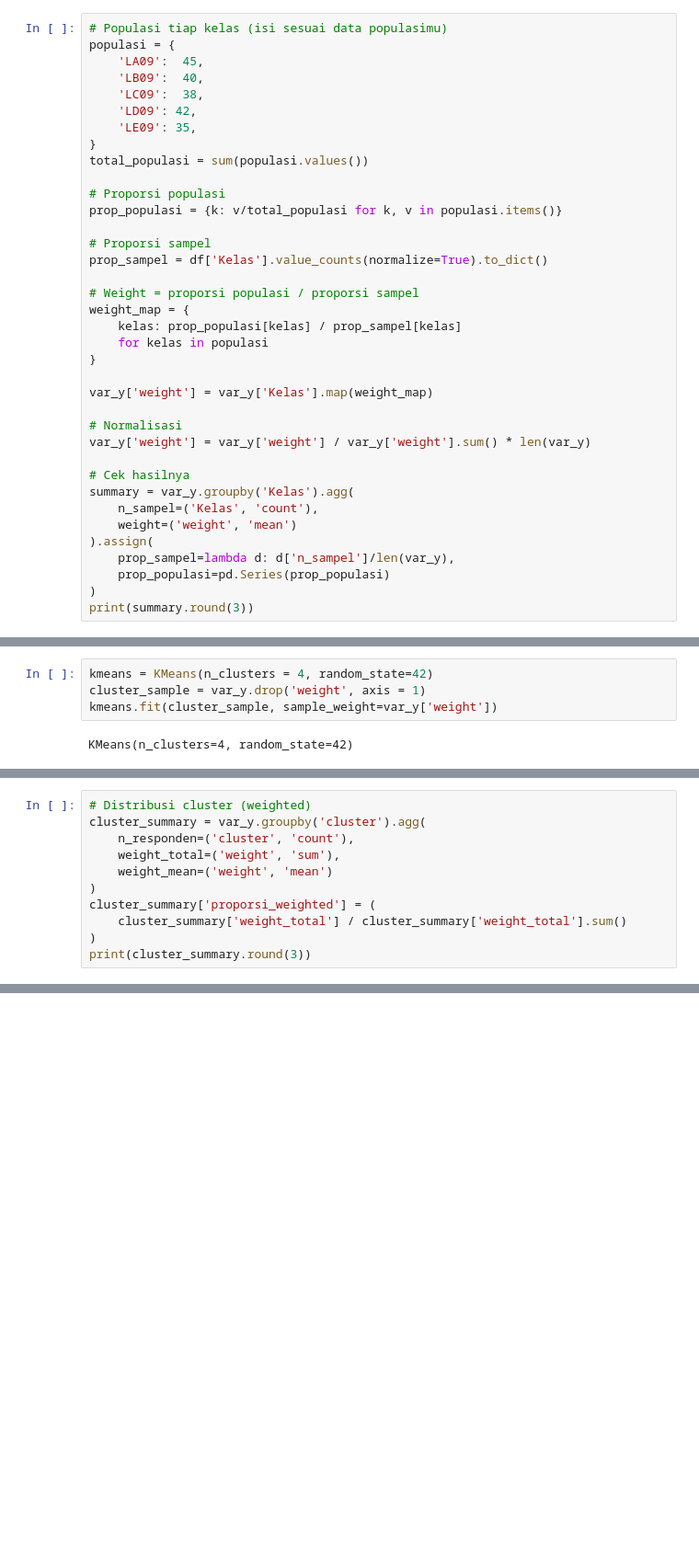
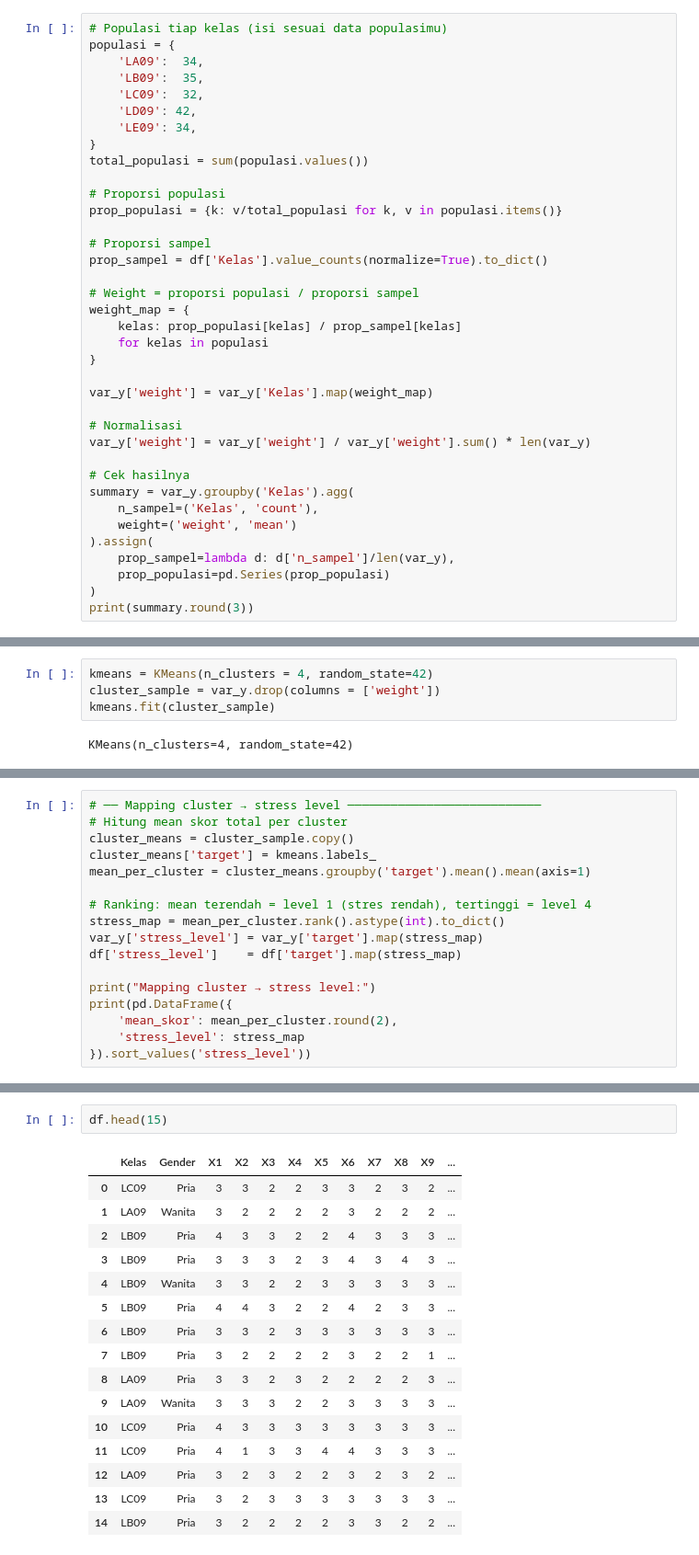
Before and after one commit to williamuntung/Pengaruh-Efikasi-Diri-Terhadap-Tingkat-Stress-Periode-UTS-Data-Science-B28, a Jupyter notebook: modeling.ipynb, the cells around one changed output, grey strips where cells are left out. Shown at 92% size. Drawn from its saved outputs; the diff is of its cells as text; blank space fills up the shorter version.

```diff
--- a/modeling.ipynb
+++ b/modeling.ipynb
@@ -156,11 +157,11 @@ Populasi tiap Kelas (strata):
 # %%
 # Populasi tiap kelas (isi sesuai data populasimu)
 populasi = {
-    'LA09':  45,
-    'LB09':  40,
-    'LC09':  38,
+    'LA09':  34,
+    'LB09':  35,
+    'LC09':  32,
     'LD09': 42,
-    'LE09': 35,
+    'LE09': 34,
 }
 total_populasi = sum(populasi.values())
 
@@ -216,8 +217,8 @@ var_y.head()
 ## Clustering
 # %%
 kmeans = KMeans(n_clusters = 4, random_state=42)
-cluster_sample = var_y.drop('weight', axis = 1)
-kmeans.fit(cluster_sample, sample_weight=var_y['weight'])
+cluster_sample = var_y.drop(columns = ['weight'])
+kmeans.fit(cluster_sample)
 # %% [output]
 KMeans(n_clusters=4, random_state=42)
 # %%
@@ -225,13 +226,19 @@ var_y['cluster'] = kmeans.labels_
 df['target'] = kmeans.labels_
 # %%
-# Distribusi cluster (weighted)
-cluster_summary = var_y.groupby('cluster').agg(
-    n_responden=('cluster', 'count'),
-    weight_total=('weight', 'sum'),
-    weight_mean=('weight', 'mean')
-)
-cluster_summary['proporsi_weighted'] = (
-    cluster_summary['weight_total'] / cluster_summary['weight_total'].sum()
-)
-print(cluster_summary.round(3))
+# ── Mapping cluster → stress level ───────────────────────────
+# Hitung mean skor total per cluster
+cluster_means = cluster_sample.copy()
+cluster_means['target'] = kmeans.labels_
+mean_per_cluster = cluster_means.groupby('target').mean().mean(axis=1)
+
+# Ranking: mean terendah = level 1 (stres rendah), tertinggi = level 4
+stress_map = mean_per_cluster.rank().astype(int).to_dict()
+var_y['stress_level'] = var_y['target'].map(stress_map)
+df['stress_level']    = df['target'].map(stress_map)
+
+print("Mapping cluster → stress level:")
+print(pd.DataFrame({
+    'mean_skor': mean_per_cluster.round(2),
+    'stress_level': stress_map
+}).sort_values('stress_level'))
 # %% [output]
@@ -252,0 +275,19 @@ df.head()
+# %%
+df.head(15)
+# %% [output]
+|  | Kelas | Gender | X1 | X2 | X3 | X4 | X5 | X6 | X7 | X8 | X9 | ... |
+| 0 | LC09 | Pria | 3 | 3 | 2 | 2 | 3 | 3 | 2 | 3 | 2 | ... |
+| 1 | LA09 | Wanita | 3 | 2 | 2 | 2 | 2 | 3 | 2 | 2 | 2 | ... |
+| 2 | LB09 | Pria | 4 | 3 | 3 | 2 | 2 | 4 | 3 | 3 | 3 | ... |
+| 3 | LB09 | Pria | 3 | 3 | 3 | 2 | 3 | 4 | 3 | 4 | 3 | ... |
+| 4 | LB09 | Wanita | 3 | 3 | 2 | 2 | 3 | 3 | 3 | 3 | 3 | ... |
+| 5 | LB09 | Pria | 4 | 4 | 3 | 2 | 2 | 4 | 2 | 3 | 3 | ... |
+| 6 | LB09 | Pria | 3 | 3 | 2 | 3 | 3 | 3 | 3 | 3 | 3 | ... |
+| 7 | LB09 | Pria | 3 | 2 | 2 | 2 | 2 | 3 | 2 | 2 | 1 | ... |
+| 8 | LA09 | Pria | 3 | 3 | 2 | 3 | 2 | 2 | 2 | 2 | 3 | ... |
+| 9 | LA09 | Wanita | 3 | 3 | 3 | 2 | 2 | 3 | 3 | 3 | 3 | ... |
+| 10 | LC09 | Pria | 4 | 3 | 3 | 3 | 3 | 3 | 3 | 3 | 3 | ... |
+| 11 | LC09 | Pria | 4 | 1 | 3 | 3 | 4 | 4 | 3 | 3 | 3 | ... |
+| 12 | LA09 | Pria | 3 | 2 | 3 | 2 | 2 | 3 | 2 | 3 | 2 | ... |
+| 13 | LC09 | Pria | 3 | 2 | 3 | 3 | 3 | 3 | 3 | 3 | 3 | ... |
+| 14 | LB09 | Pria | 3 | 2 | 2 | 2 | 2 | 3 | 3 | 2 | 2 | ... |
```
Also changed, not shown: parts of 14 cells of this notebook.
